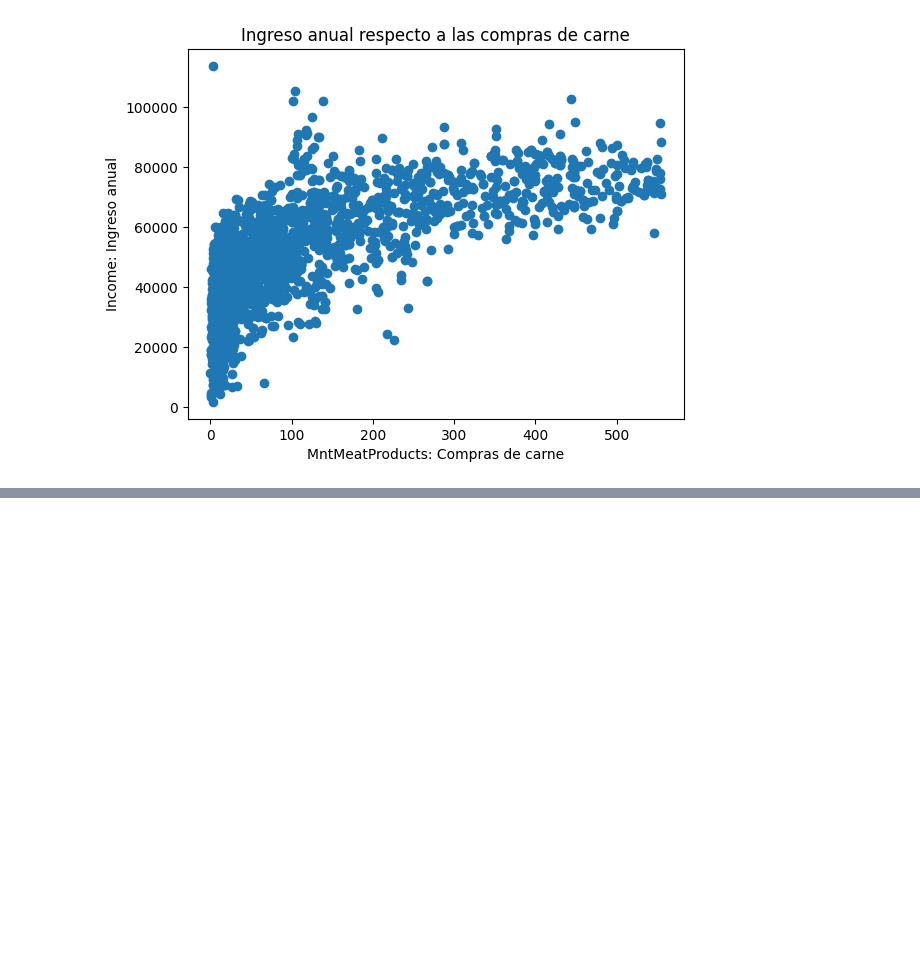
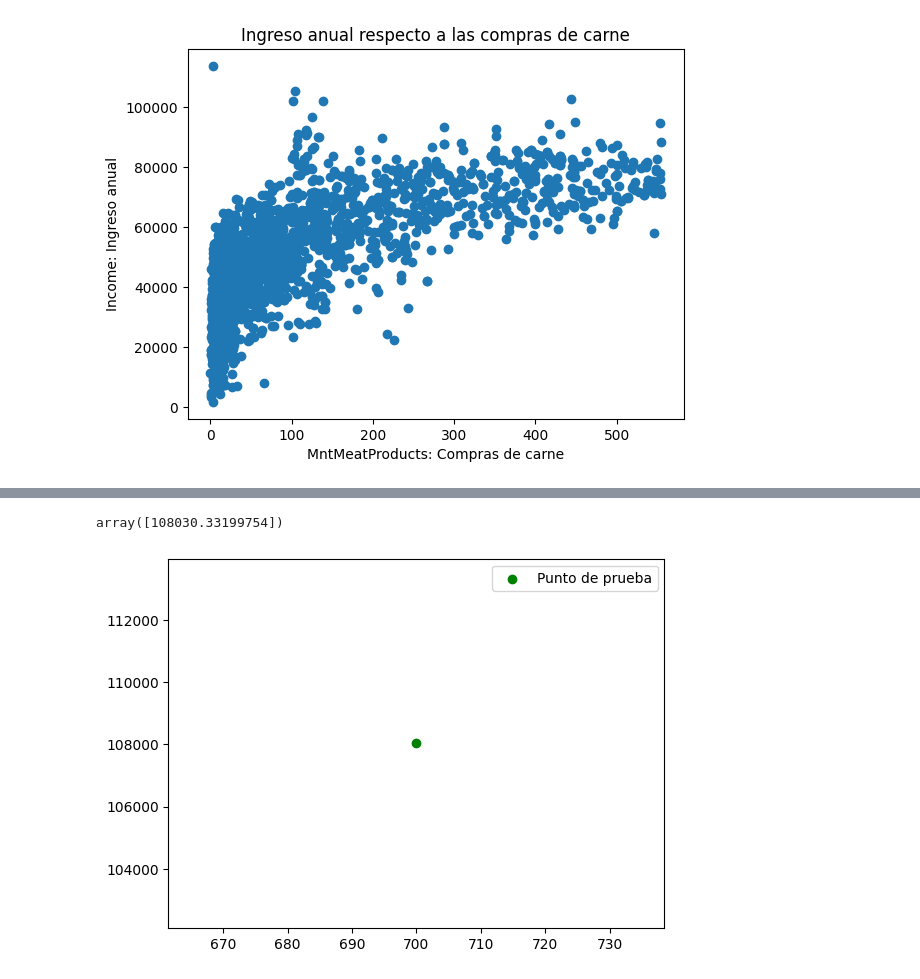
Before and after one commit to RuthCMoreno/Diplomado_IA, a Jupyter notebook: S6_C2_ModeloRegresion.ipynb, the cells around one changed output, grey strips where cells are left out. Cells and saved outputs as stored; diff of their text form; code cells hidden in the pictures; blank space fills up the shorter version.

```diff
--- a/S6_C2_ModeloRegresion.ipynb
+++ b/S6_C2_ModeloRegresion.ipynb
@@ -118,0 +125,7 @@ Text(0, 0.5, 'Income: Ingreso anual')
+# %%
+#Paso 1 : Definir el conjunto de entrenamiento
+#Target Objetivo es la variable a predecir
+#y: income
+y = df['Income']
+#caracteristicas: Atributos
+x = df[['MntMeatProducts']] #Esto es para solo traer una columna
@@ -118,0 +179,10 @@ Text(0, 0.5, 'Income: Ingreso anual')
+# %%
+#Usando el modelo deducido (la línea) vamos a hacer cálculos de Y probando datos de X, o sea vamos a predecir Y
+X_prueba = 700
+y_predicha = modelo.predict([[X_prueba]])
+plt.scatter(X_prueba, y_predicha,  color='green', label='Punto de prueba')
+plt.legend()
+y_predicha
+# %% [output]
+array([108030.33199754])
+[figure, added]
```
Also changed, not shown: parts of 12 cells of this notebook.
